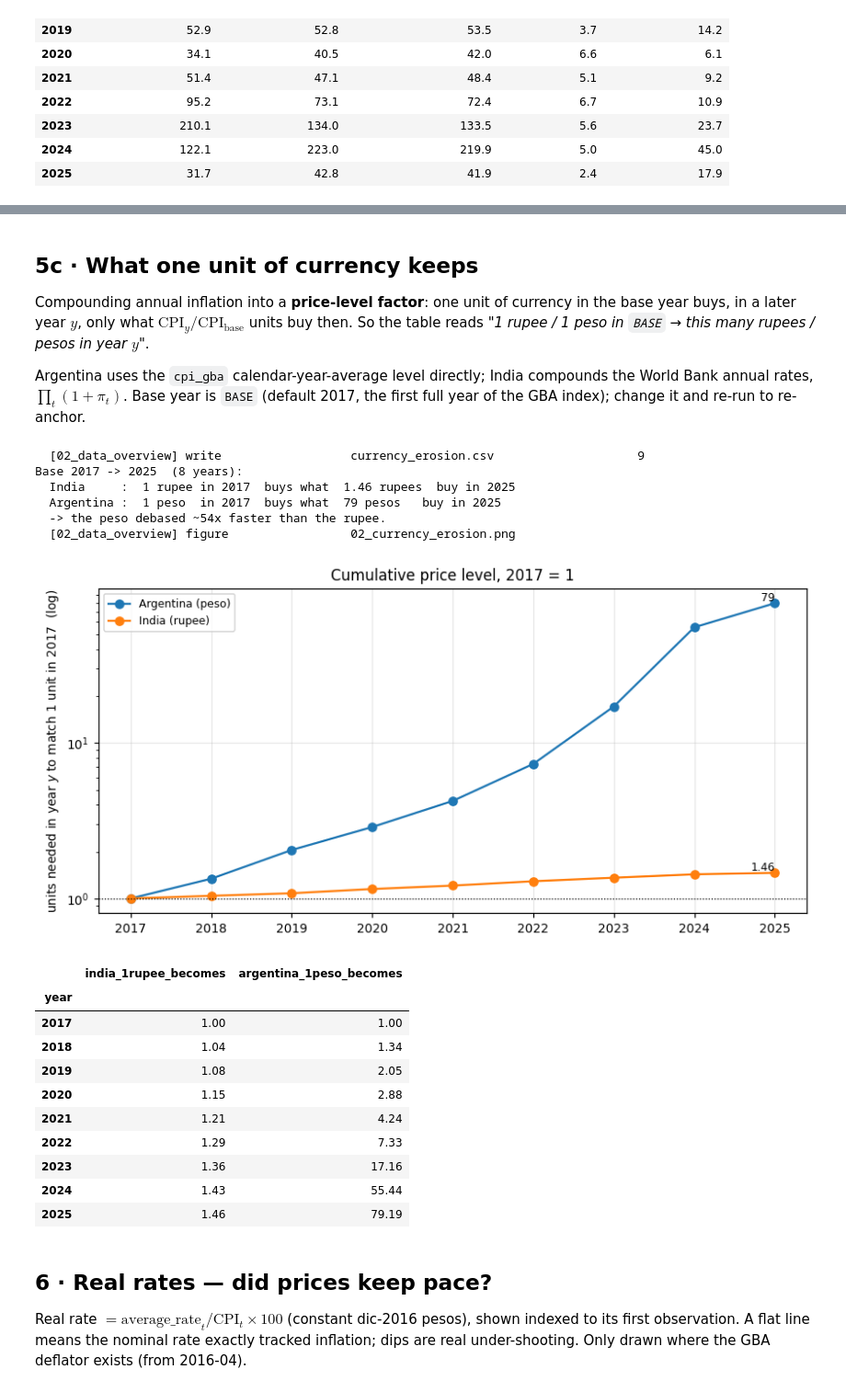
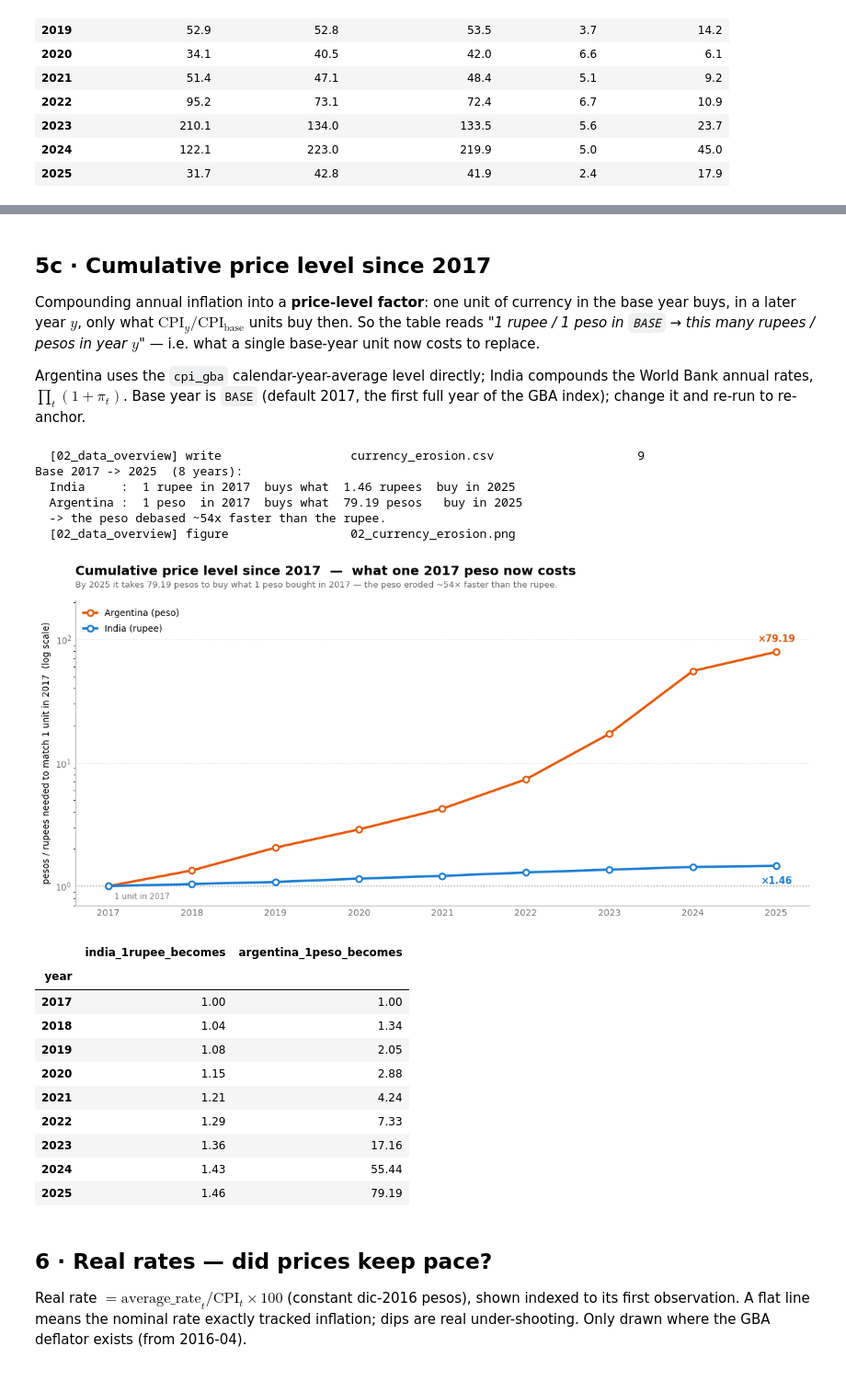
Before and after one commit to jagan010101/argentina-hotels, a Jupyter notebook: 02_data_overview.ipynb, the cells around one changed output, grey strips where cells are left out. Shown at 92% size. Cells and saved outputs as stored; diff of their text form; code cells hidden in the pictures.

```diff
--- a/02_data_overview.ipynb
+++ b/02_data_overview.ipynb
@@ -385,10 +410,11 @@ save(fig, "02_argentina_vs_india_inflation.png")
 # %% [markdown]
-## 5c · What one unit of currency keeps
+## 5c · Cumulative price level since 2017
 
 Compounding annual inflation into a **price-level factor**: one unit of currency
 in the base year buys, in a later year $y$, only what
 $\text{CPI}_y / \text{CPI}_{\text{base}}$ units buy then. So the table reads
-*"1 rupee / 1 peso in `BASE` → this many rupees / pesos in year $y$"*.
+*"1 rupee / 1 peso in `BASE` → this many rupees / pesos in year $y$"* — i.e. what
+a single base-year unit now costs to replace.
 
 Argentina uses the `cpi_gba` calendar-year-average level directly; India
 compounds the World Bank annual rates, $\prod_t (1 + \pi_t)$. Base year is
@@ -401,51 +427,82 @@ BASE = 2017      # first full calendar year of the GBA CPI index
 _ir = (pd.Series(INDIA_CPI_AVG_PCT).sort_index() / 100)
 india_factor = pd.Series({y: float((1 + _ir.loc[BASE + 1:y]).prod())
                           for y in _ir.index if y >= BASE})
 
 # Argentina — ratio of calendar-year-average cpi_gba levels (full years only)
 _gavg = _c["cpi_gba"].groupby(_yr).mean()
 _gfull = _c["cpi_gba"].groupby(_yr).count().eq(12)
 arg_factor = (_gavg / _gavg.loc[BASE])[_gfull].loc[BASE:]
 
 ppp = pd.DataFrame({"india_1rupee_becomes": india_factor,
                     "argentina_1peso_becomes": arg_factor}).dropna(how="all").round(2)
 ppp.index.name = "year"
 ppp.to_csv(C.OUT_TAB / "currency_erosion.csv")
 LOG.log("write", "currency_erosion.csv", len(ppp))
 
 _last = int(ppp.dropna().index.max())
 ri, pa = ppp.loc[_last, "india_1rupee_becomes"], ppp.loc[_last, "argentina_1peso_becomes"]
 print(f"Base {BASE} -> {_last}  ({_last - BASE} years):")
 print(f"  India     :  1 rupee in {BASE}  buys what  {ri:.2f} rupees  buy in {_last}")
-print(f"  Argentina :  1 peso  in {BASE}  buys what  {pa:,.0f} pesos   buy in {_last}")
+print(f"  Argentina :  1 peso  in {BASE}  buys what  {pa:,.2f} pesos   buy in {_last}")
 print(f"  -> the peso debased ~{pa / ri:.0f}x faster than the rupee.")
 
-fig, ax = plt.subplots(figsize=(8, 4))
-ax.plot(ppp.index, ppp["argentina_1peso_becomes"], marker="o", color="tab:blue",
-        label="Argentina (peso)")
-ax.plot(ppp.index, ppp["india_1rupee_becomes"], marker="o", color="tab:orange",
-        label="India (rupee)")
+C_ARG, C_IND = "#e8590c", "#1c7ed6"          # warm = Argentina, cool = India (CVD-safe pair)
+s_arg = ppp["argentina_1peso_becomes"].dropna()
+s_ind = ppp["india_1rupee_becomes"].dropna()
+
+fig, ax = plt.subplots(figsize=(11, 5.2))
+fig.patch.set_facecolor("white")
+ax.set_facecolor("white")
+
+for s, col, lab in [(s_arg, C_ARG, "Argentina (peso)"),
+                    (s_ind, C_IND, "India (rupee)")]:
+    ax.plot(s.index, s.values, color=col, lw=2.4, marker="o", ms=6, mfc="white",
+            mec=col, mew=1.8, solid_capstyle="round", solid_joinstyle="round",
+            clip_on=False, zorder=3, label=lab)
+
+ax.axhline(1, color="0.55", lw=1, ls=(0, (1, 2)), zorder=1)
+ax.annotate(f"1 unit in {BASE}", (s_arg.index.min(), 1), textcoords="offset points",
+            xytext=(6, -13), fontsize=8, color="0.5")
+
+# selective direct labels: where each series ends up
+ax.annotate(f"×{pa:,.2f}", (s_arg.index[-1], s_arg.iloc[-1]), textcoords="offset points",
+            xytext=(0, 13), ha="center", va="center", fontsize=9.5, fontweight="bold",
+            color=C_ARG)
+ax.annotate(f"×{ri:.2f}", (s_ind.index[-1], s_ind.iloc[-1]), textcoords="offset points",
+            xytext=(0, -15), ha="center", va="center", fontsize=9.5, fontweight="bold",
+            color=C_IND)
+
 ax.set_yscale("log")
-ax.axhline(1, color="k", lw=0.8, ls=":")
-ax.set_ylabel(f"units needed in year $y$ to match 1 unit in {BASE}  (log)")
-ax.set_title(f"Cumulative price level, {BASE} = 1")
-ax.legend(fontsize=8)
-ax.annotate(f"{ppp['argentina_1peso_becomes'].iloc[-1]:,.0f}",
-            (ppp.index[-1], ppp["argentina_1peso_becomes"].iloc[-1]), fontsize=8,
-            ha="right", va="bottom")
-ax.annotate(f"{ppp['india_1rupee_becomes'].iloc[-1]:.2f}",
-            (ppp.index[-1], ppp["india_1rupee_becomes"].iloc[-1]), fontsize=8,
-            ha="right", va="bottom")
+ax.set_ylim(0.7, s_arg.max() * 2.6)
+ax.set_xticks(list(s_arg.index))
+ax.margins(x=0.05)
+ax.set_ylabel(f"pesos / rupees needed to match 1 unit in {BASE}  (log scale)")
+ax.set_title(f"Cumulative price level since {BASE}  —  what one {BASE} peso now costs",
+             fontsize=13, fontweight="bold", loc="left", pad=26)
+ax.text(0, 1.045, f"By {_last} it takes {pa:,.2f} pesos to buy what 1 peso bought in "
+        f"{BASE} — the peso eroded ~{pa / ri:.0f}× faster than the rupee.",
+        transform=ax.transAxes, fontsize=8.5, color="0.4")
+
+ax.grid(axis="y", ls=":", lw=0.7, alpha=.55)
+ax.grid(axis="x", visible=False)
+for sp in ("top", "right"):
+    ax.spines[sp].set_visible(False)
+for sp in ("left", "bottom"):
+    ax.spines[sp].set_color("0.65")
+ax.tick_params(colors="0.45", length=0)
+ax.legend(frameon=False, fontsize=9, loc="upper left", handlelength=1.6,
+          labelspacing=0.7)
+
 save(fig, "02_currency_erosion.png")
 ppp
 # %% [output]
   [02_data_overview] write                  currency_erosion.csv                    9
 Base 2017 -> 2025  (8 years):
   India     :  1 rupee in 2017  buys what  1.46 rupees  buy in 2025
-  Argentina :  1 peso  in 2017  buys what  79 pesos   buy in 2025
+  Argentina :  1 peso  in 2017  buys what  79.19 pesos   buy in 2025
   -> the peso debased ~54x faster than the rupee.
   [02_data_overview] figure                 02_currency_erosion.png
-[figure, old version]
+[figure, new version]
 |  | india_1rupee_becomes | argentina_1peso_becomes |
 | year |  |  |
 | 2017 | 1.00 | 1.00 |
```
Also changed, not shown: parts of 10 cells of this notebook, 16 other files.
